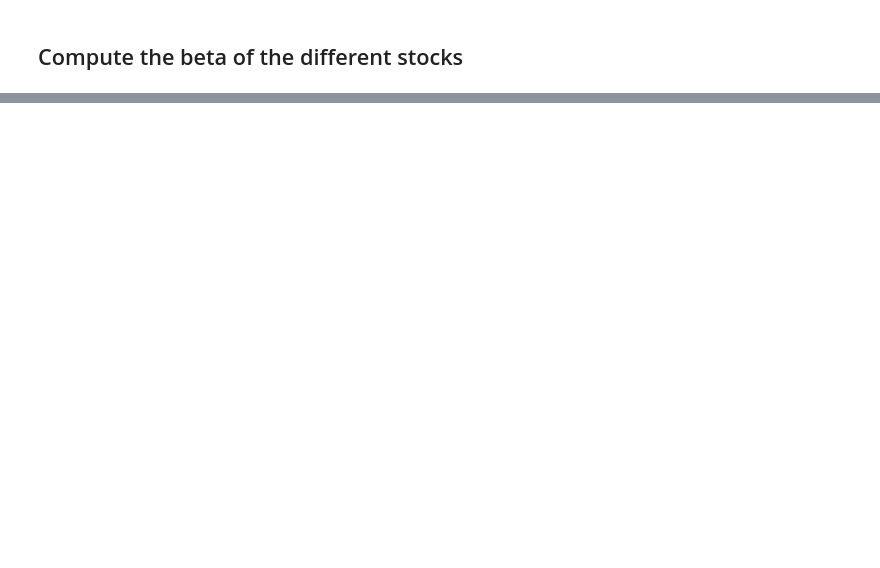
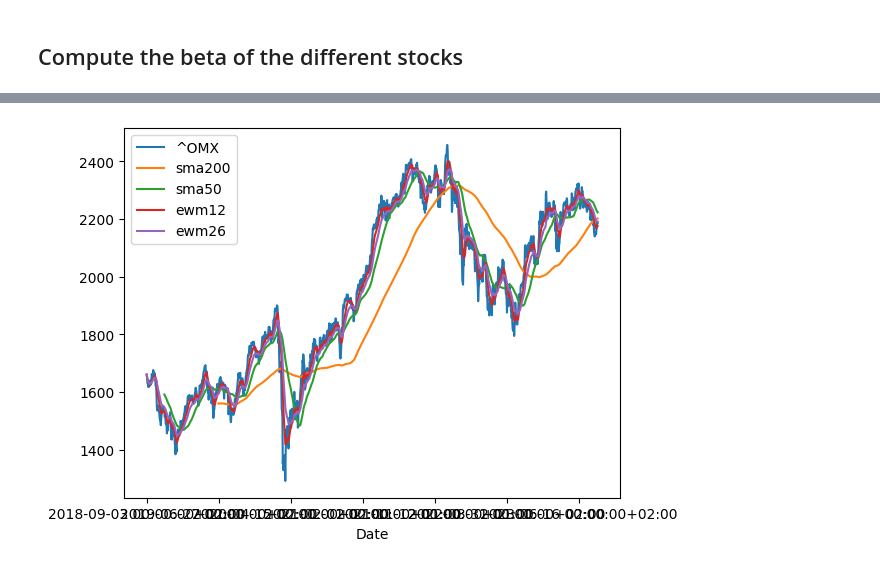
Before and after one commit to yann-pourcenoux/SmoothMyStrategy, a Jupyter notebook: src/notebooks/Learning.ipynb, the cells around one changed output, grey strips where cells are left out. Saved outputs shown, nothing was run; the diff lists cells and outputs as text; code cells hidden in the pictures; blank space fills up the shorter version.

```diff
--- a/src/notebooks/Learning.ipynb
+++ b/src/notebooks/Learning.ipynb
@@ -192,0 +172,21 @@ df_betas.head()
+# %%
+data = get_data()
+data.fillna(method='ffill', inplace=True)
+
+data['^OMX'].plot()
+# Compute the simple moving average
+sma = data.rolling(200).mean()
+sma['^OMX'].plot(label='sma200')
+sma = data.rolling(50).mean()
+sma['^OMX'].plot(label='sma50')
+
+# Compute the exponential moving average
+ema = data.ewm(span=12).mean()
+ema['^OMX'].plot(label='ewm12')
+ema = data.ewm(span=26).mean()
+ema['^OMX'].plot(label='ewm26')
+
+plt.legend()
+plt.show()
+# %% [output]
+[figure, added]
```
Also changed, not shown: parts of 8 cells of this notebook, 11 other files.
